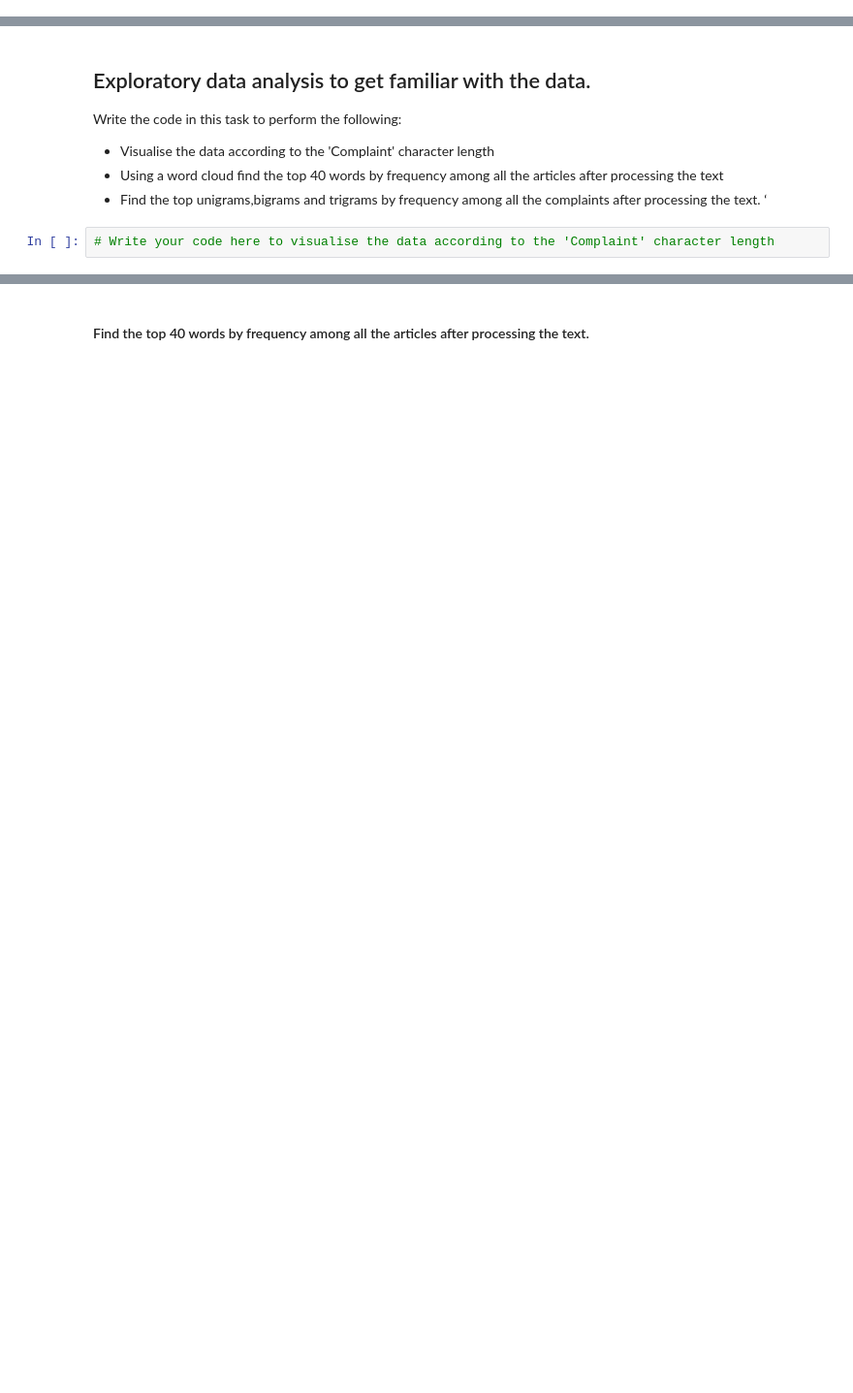
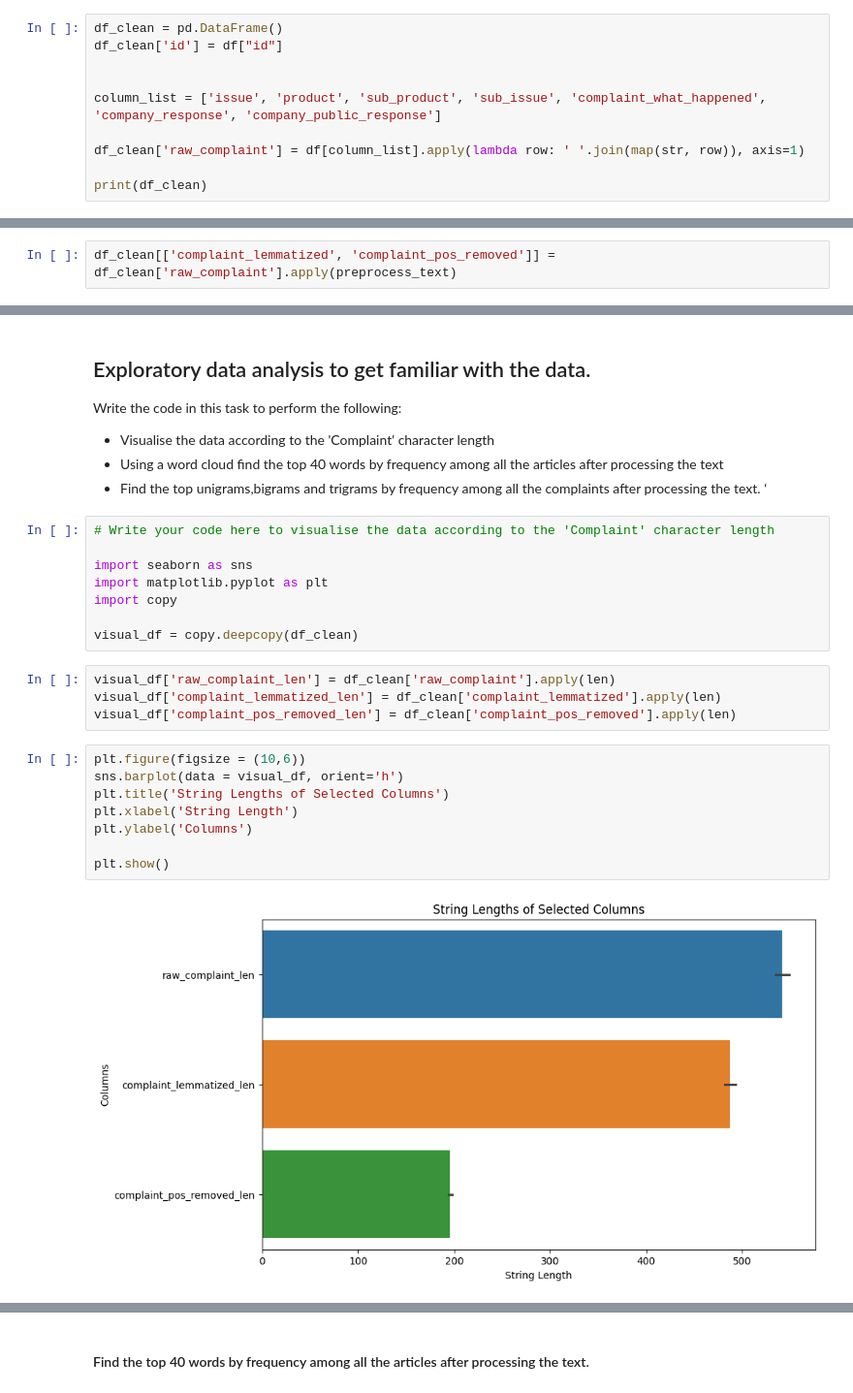
Before and after one commit to gautaman8/automatic_ticket_classification, a Jupyter notebook: Automatic_Ticket_Classification_Assignment.ipynb, the cells around one changed output, grey strips where cells are left out. Shown at 97% size. Cells and saved outputs as stored; diff of their text form; blank space fills up the shorter version.

```diff
--- a/Automatic_Ticket_Classification_Assignment.ipynb
+++ b/Automatic_Ticket_Classification_Assignment.ipynb
@@ -115,0 +418,10 @@ df_clean["complaint_POS_removed"] =  #this column should contain lemmatized text
+# %%
+df_clean = pd.DataFrame()
+df_clean['id'] = df["id"]
+
+
+column_list = ['issue', 'product', 'sub_product', 'sub_issue', 'complaint_what_happened', 'company_response', 'company_public_response']
+
+df_clean['raw_complaint'] = df[column_list].apply(lambda row: ' '.join(map(str, row)), axis=1)
+
+print(df_clean)
@@ -115,0 +443,2 @@ df_clean["complaint_POS_removed"] =  #this column should contain lemmatized text
+# %%
+df_clean[['complaint_lemmatized', 'complaint_pos_removed']] = df_clean['raw_complaint'].apply(preprocess_text)
@@ -126,3 +484,23 @@ Write the code in this task to perform the following:
 *   Find the top unigrams,bigrams and trigrams by frequency among all the complaints after processing the text. ‘
 # %%
 # Write your code here to visualise the data according to the 'Complaint' character length
+
+import seaborn as sns
+import matplotlib.pyplot as plt
+import copy
+
+visual_df = copy.deepcopy(df_clean)
+# %%
+visual_df['raw_complaint_len'] = df_clean['raw_complaint'].apply(len)
+visual_df['complaint_lemmatized_len'] = df_clean['complaint_lemmatized'].apply(len)
+visual_df['complaint_pos_removed_len'] = df_clean['complaint_pos_removed'].apply(len)
+# %%
+plt.figure(figsize = (10,6))
+sns.barplot(data = visual_df, orient='h')
+plt.title('String Lengths of Selected Columns')
+plt.xlabel('String Length')
+plt.ylabel('Columns')
+
+plt.show()
+# %% [output]
+[figure, added]
```
Also changed, not shown: parts of 77 cells of this notebook.
